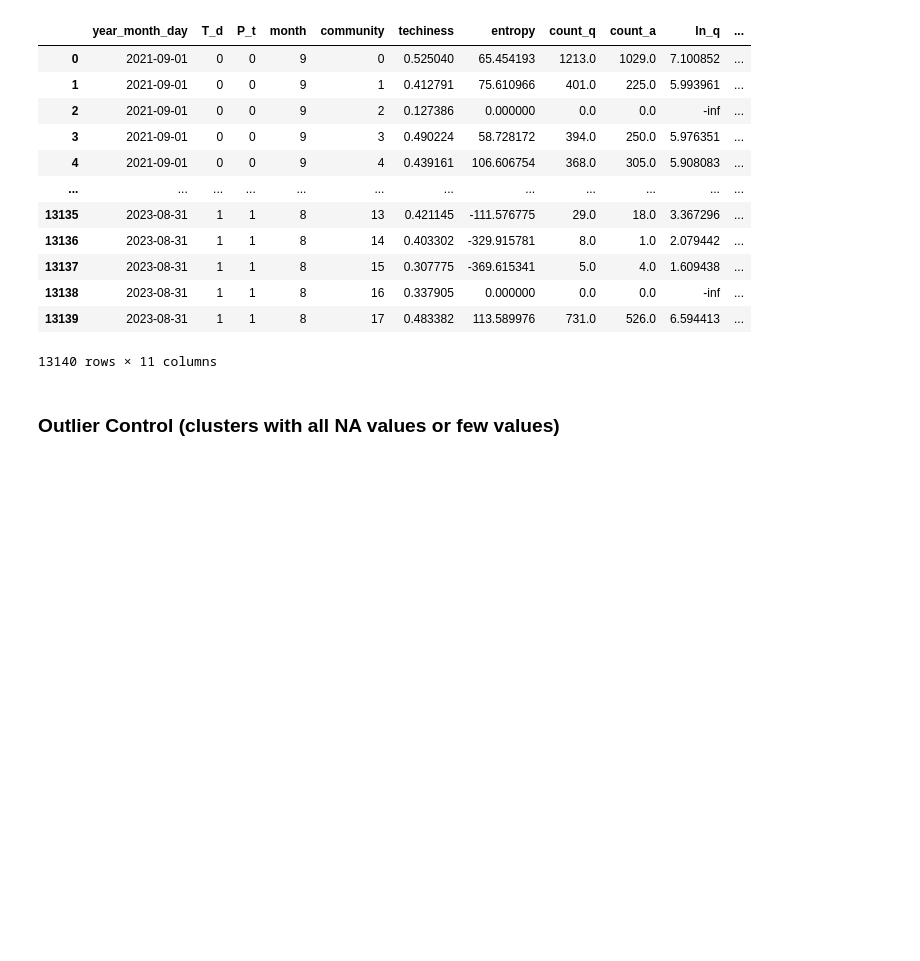
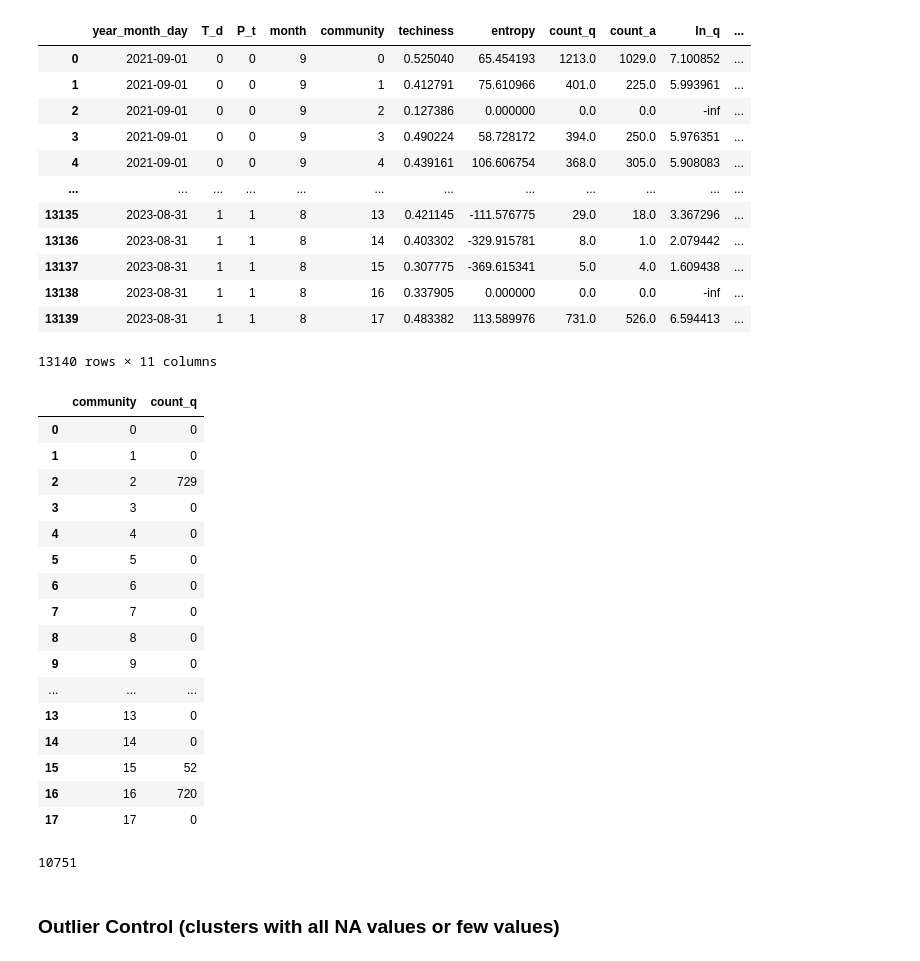
Before and after one commit to CG6036/_Robustness, a Jupyter notebook: Techiness/Techiness_modified2.ipynb, the cells around one changed output. Cells and saved outputs as stored; diff of their text form; code cells hidden in the pictures; blank space fills up the shorter version.

```diff
--- a/Techiness/Techiness_modified2.ipynb
+++ b/Techiness/Techiness_modified2.ipynb
@@ -150,6 +151,30 @@ df_final
 | 13138 | 2023-08-31 | 1 | 1 | 8 | 16 | 0.337905 | 0.000000 | 0.0 | 0.0 | -inf | ... |
 | 13139 | 2023-08-31 | 1 | 1 | 8 | 17 | 0.483382 | 113.589976 | 731.0 | 526.0 | 6.594413 | ... |
 13140 rows × 11 columns
+# %%
+df_final.groupby('community')['count_q'].apply(lambda x: (x == 0).sum()).reset_index()
+# %% [output]
+|  | community | count_q |
+| 0 | 0 | 0 |
+| 1 | 1 | 0 |
+| 2 | 2 | 729 |
+| 3 | 3 | 0 |
+| 4 | 4 | 0 |
+| 5 | 5 | 0 |
+| 6 | 6 | 0 |
+| 7 | 7 | 0 |
+| 8 | 8 | 0 |
+| 9 | 9 | 0 |
+| ... | ... | ... |
+| 13 | 13 | 0 |
+| 14 | 14 | 0 |
+| 15 | 15 | 52 |
+| 16 | 16 | 720 |
+| 17 | 17 | 0 |
+# %%
+13140-2389
+# %% [output]
+10751
 # %% [markdown]
 ### Outlier Control (clusters with all NA values or few values)
 # %%
```
Also changed, not shown: parts of 1 cell of this notebook, 23 other files.
